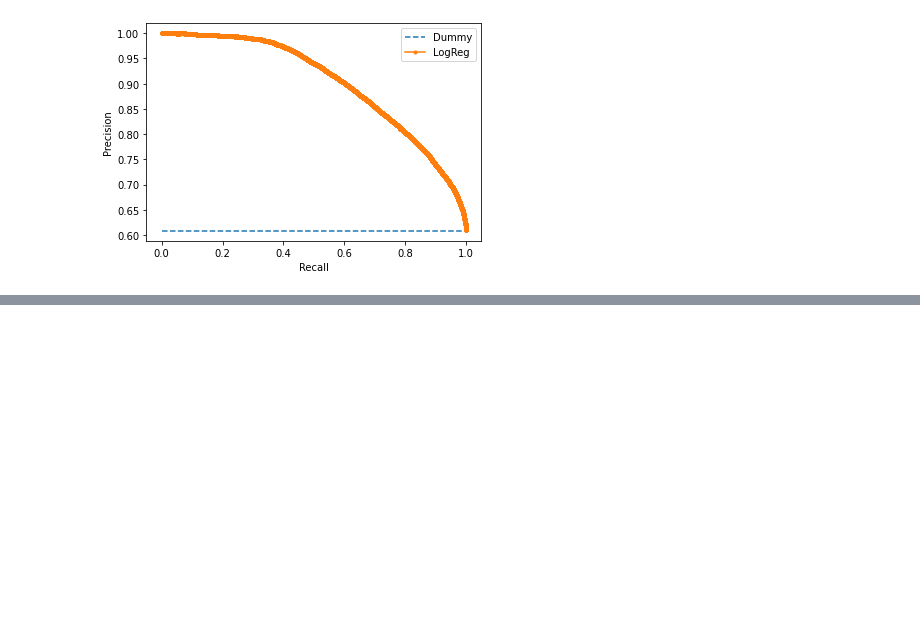
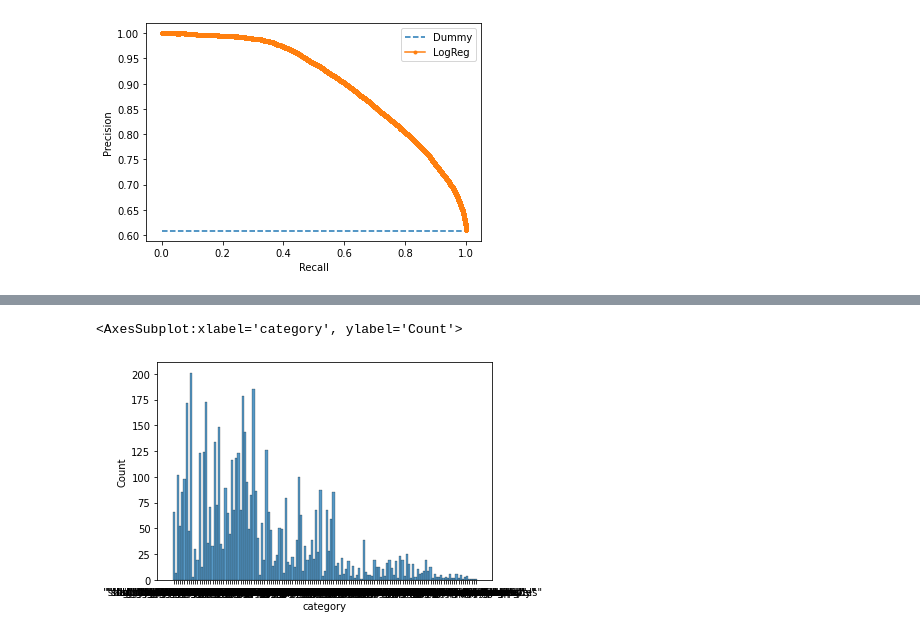
Before and after one commit to laurantirkh/kickstarter-ml, a Jupyter notebook: log_reg.ipynb, the cells around one changed output, grey strips where cells are left out. Saved outputs shown, nothing was run; the diff lists cells and outputs as text; code cells hidden in the pictures; blank space fills up the shorter version.

```diff
--- a/log_reg.ipynb
+++ b/log_reg.ipynb
@@ -355,0 +398,5 @@ pickle.dump(best_log_reg, open(filename, 'wb'))
+# %%
+# false negatives
+FN = df_error.query('state==1 and state_pred==0')
+FN.info()
+FN.head()
@@ -355,0 +432,6 @@ pickle.dump(best_log_reg, open(filename, 'wb'))
+# %%
+# plot category for false negatives
+sns.histplot(x='category', data=FN)
+# %% [output]
+<AxesSubplot:xlabel='category', ylabel='Count'>
+[figure, added]
```
Also changed, not shown: parts of 31 cells of this notebook.
